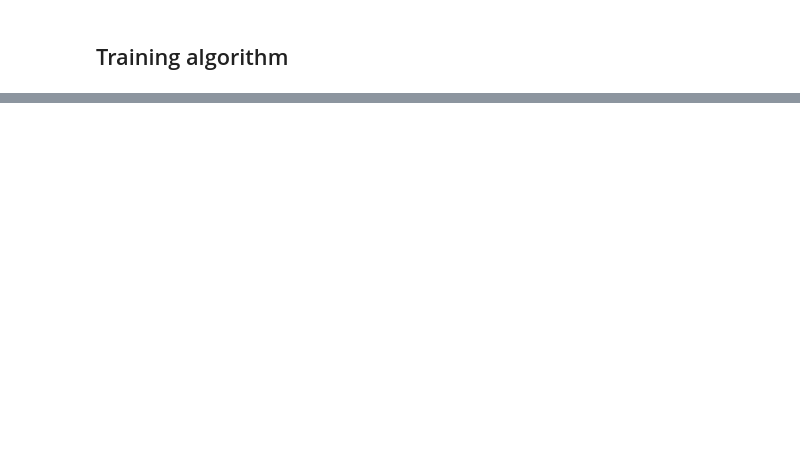
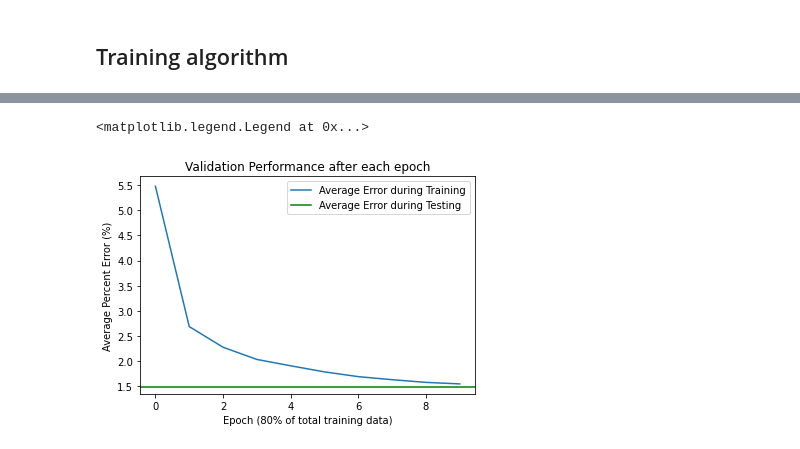
Before and after one commit to AyushmaanAggarwal/qtn-proj-ayu, a Jupyter notebook: cnn_wind.ipynb, the cells around one changed output, grey strips where cells are left out. Saved outputs shown, nothing was run; the diff lists cells and outputs as text; code cells hidden in the pictures; blank space fills up the shorter version.

```diff
--- a/cnn_wind.ipynb
+++ b/cnn_wind.ipynb
@@ -173,12 +58,5 @@ test_y_sorted = np.array([d[2]/max(y_data) for d in test_sorted])
 # %% [markdown]
 ## Training algorithm
 # %%
-model.compile(loss = keras.losses.mean_squared_error,
+model.compile(loss = lambda y_true, y_pred: keras.losses.huber(y_true, y_pred, .75),
    optimizer = keras.optimizers.Adam(), metrics = ['MeanAbsolutePercentageError'])
-# %%
-#model.fit(
-#    x=train_x_data, y=train_y_data, epochs=1000, batch_size=5, steps_per_epoch=20,
-#    validation_split=0.05, workers=5, use_multiprocessing=True)
-model.fit(
-    x=train_x_data, y=train_y_data, epochs=100, batch_size=32, steps_per_epoch=500, shuffle=True,
-    validation_split=.05, workers=10, use_multiprocessing=True)
@@ -269,0 +63,5 @@ print(test_y_sorted[index]*max(y_data), (pred_y[index]-test_y_sorted[index])*max
+# %%
+step_num = 12800#int(len(train_y_data)//32)
+history = model.fit(
+    x=train_x_data[:], y=train_y_data[:], epochs=10, batch_size=32, steps_per_epoch=step_num,
+    validation_split=.1, workers=8, use_multiprocessing=True, verbose=2)
@@ -269,0 +91,2 @@ print(test_y_sorted[index]*max(y_data), (pred_y[index]-test_y_sorted[index])*max
+# %%
+perf = model.evaluate(test_x_sorted, test_y_sorted)
@@ -269,0 +116,12 @@ print(test_y_sorted[index]*max(y_data), (pred_y[index]-test_y_sorted[index])*max
+# %%
+plt.figure(facecolor='w')
+plt.title("Validation Performance after each epoch")
+plt.plot(history.history["mean_absolute_percentage_error"], label="Average Error during Training")
+plt.axhline(perf[1], color='g', label="Average Error during Testing")
+plt.xlabel("Epoch (80% of total training data)")
+plt.ylabel("Average Percent Error (%)")
+plt.legend()
+#plt.savefig("plots/validation_performance_over_time.png")
+# %% [output]
+<matplotlib.legend.Legend at 0x...>
+[figure, added]
```
Also changed, not shown: parts of 45 cells of this notebook, 5 other files.
